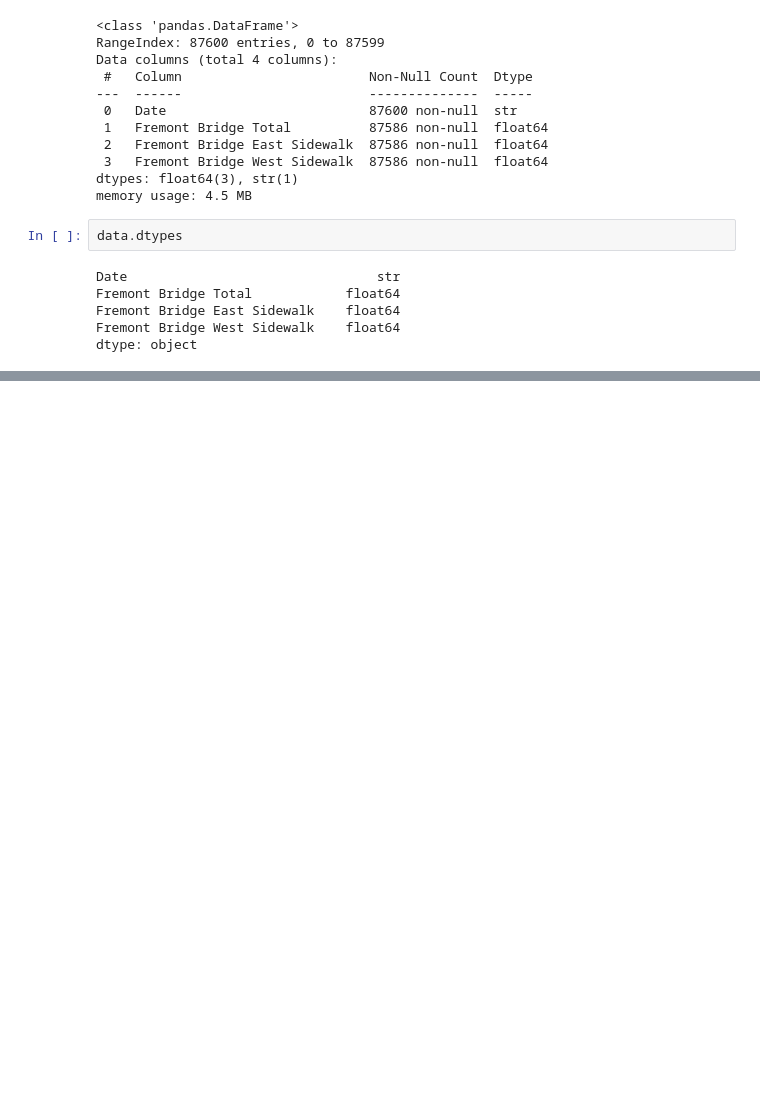
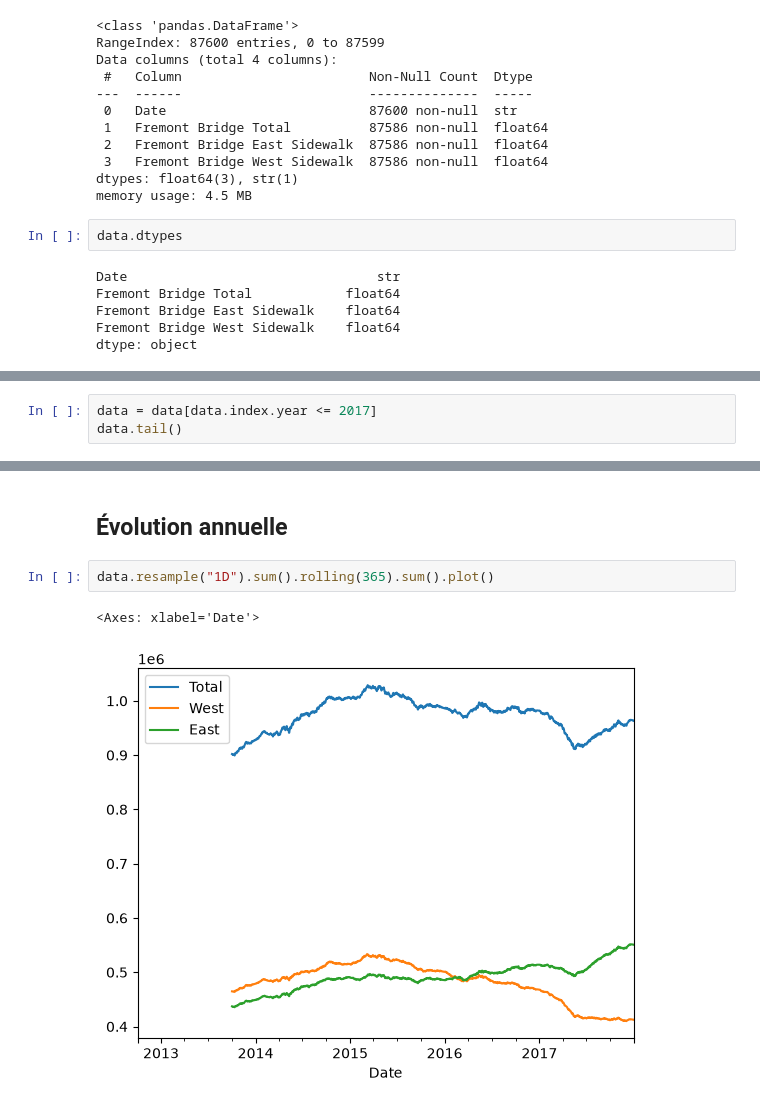
Before and after one commit to clementlegoff8/TP-fremont-bridge, a Jupyter notebook: TP-fremont-bridge.ipynb, the cells around one changed output, grey strips where cells are left out. Drawn from its saved outputs; the diff is of its cells as text; blank space fills up the shorter version.

```diff
--- a/TP-fremont-bridge.ipynb
+++ b/TP-fremont-bridge.ipynb
@@ -83,0 +141,3 @@ data.drop(Date,inplace=True)
+# %%
+data = data[data.index.year <= 2017]
+data.tail()
@@ -83,0 +152,7 @@ data.drop(Date,inplace=True)
+# %% [markdown]
+## Évolution annuelle
+# %%
+data.resample("1D").sum().rolling(365).sum().plot()
+# %% [output]
+<Axes: xlabel='Date'>
+[figure, added]
```
Also changed, not shown: parts of 31 cells of this notebook.
